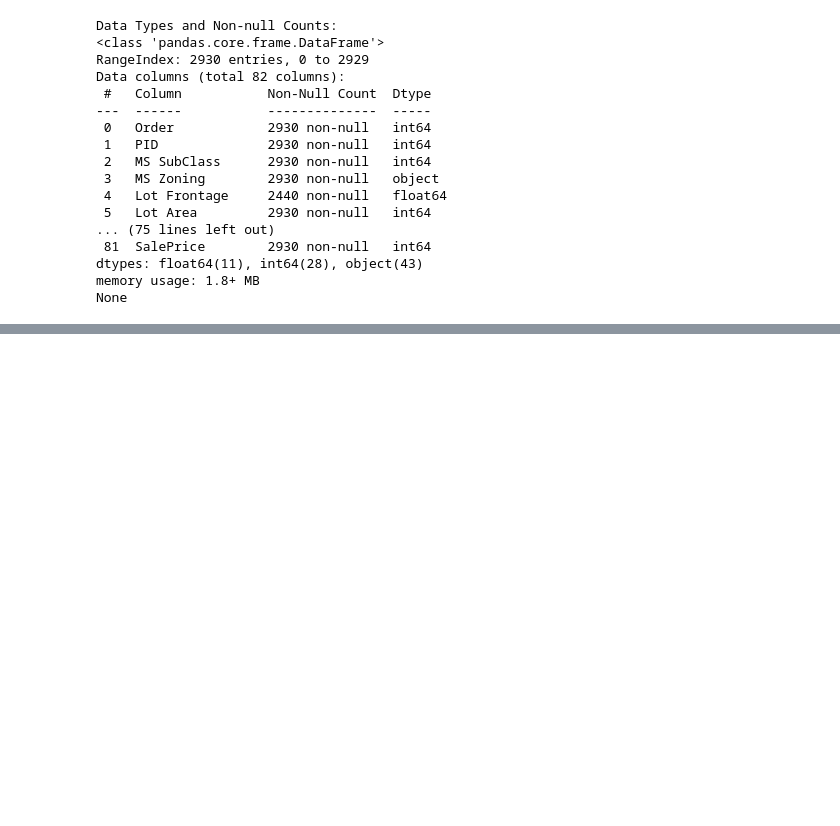
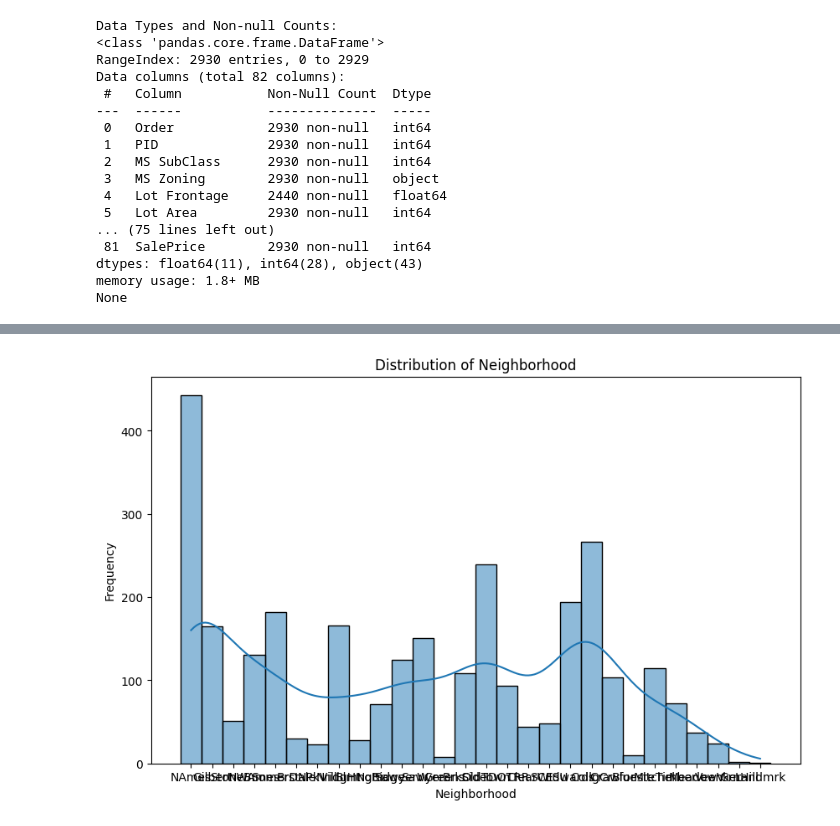
Before and after one commit to tiana-sky/end-to-end-ML-project, a Jupyter notebook: 2-analysis/EDA.ipynb, the cells around one changed output, grey strips where cells are left out. Cells and saved outputs as stored; diff of their text form; code cells hidden in the pictures; blank space fills up the shorter version.

```diff
--- a/2-analysis/EDA.ipynb
+++ b/2-analysis/EDA.ipynb
@@ -38,0 +192,6 @@ None
+# %%
+# Analyzing a Categorical Feature
+univariate_analyzer.set_strategy(CategoricallUnivariateAnalysis())
+univariate_analyzer.execute_analysis(df, 'Neighborhood')
+# %% [output]
+[figure, added]
```
Also changed, not shown: parts of 12 cells of this notebook, 6 other files.
